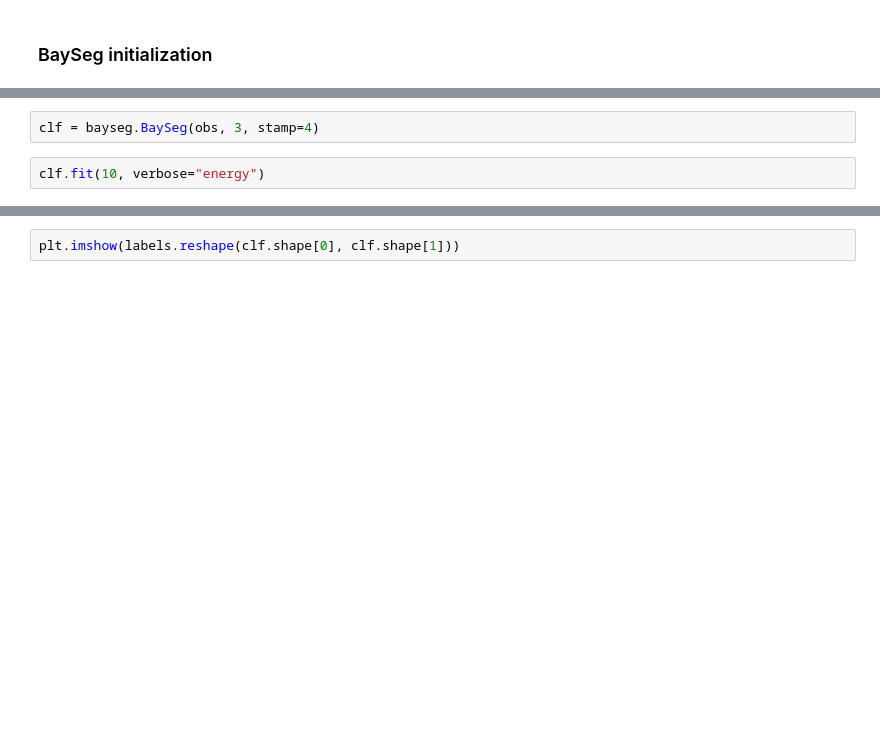
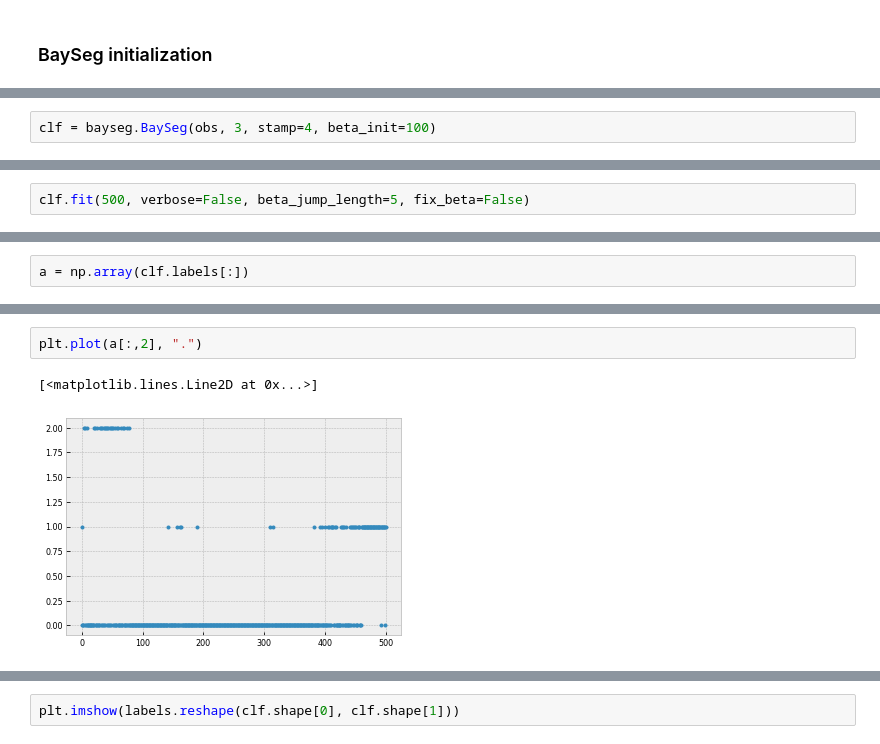
Before and after one commit to cgre-aachen/bayseg, a Jupyter notebook: notebooks/alex_prototyping_2d.ipynb, the cells around one changed output, grey strips where cells are left out. Drawn from its saved outputs; the diff is of its cells as text; blank space fills up the shorter version.

```diff
--- a/notebooks/alex_prototyping_2d.ipynb
+++ b/notebooks/alex_prototyping_2d.ipynb
@@ -98,4 +124,2 @@ np.shape(obs)
 # %%
-clf = bayseg.BaySeg(obs, 3, stamp=4)
+clf = bayseg.BaySeg(obs, 3, stamp=4, beta_init=100)
-# %%
-clf.fit(10, verbose="energy")
@@ -285,0 +126,2 @@ array([ 1.,  1.,  1., ...,  2.,  1.,  1.])
+# %%
+clf.fit(500, verbose=False, beta_jump_length=5, fix_beta=False)
@@ -285,0 +132,2 @@ array([ 1.,  1.,  1., ...,  2.,  1.,  1.])
+# %%
+a = np.array(clf.labels[:])
@@ -318,0 +196,5 @@ labels = copy.copy(clf.labels[2])
+# %%
+plt.plot(a[:,2], ".")
+# %% [output]
+[<matplotlib.lines.Line2D at 0x...>]
+[figure, added]
```
Also changed, not shown: parts of 108 cells of this notebook, 3 other files.
